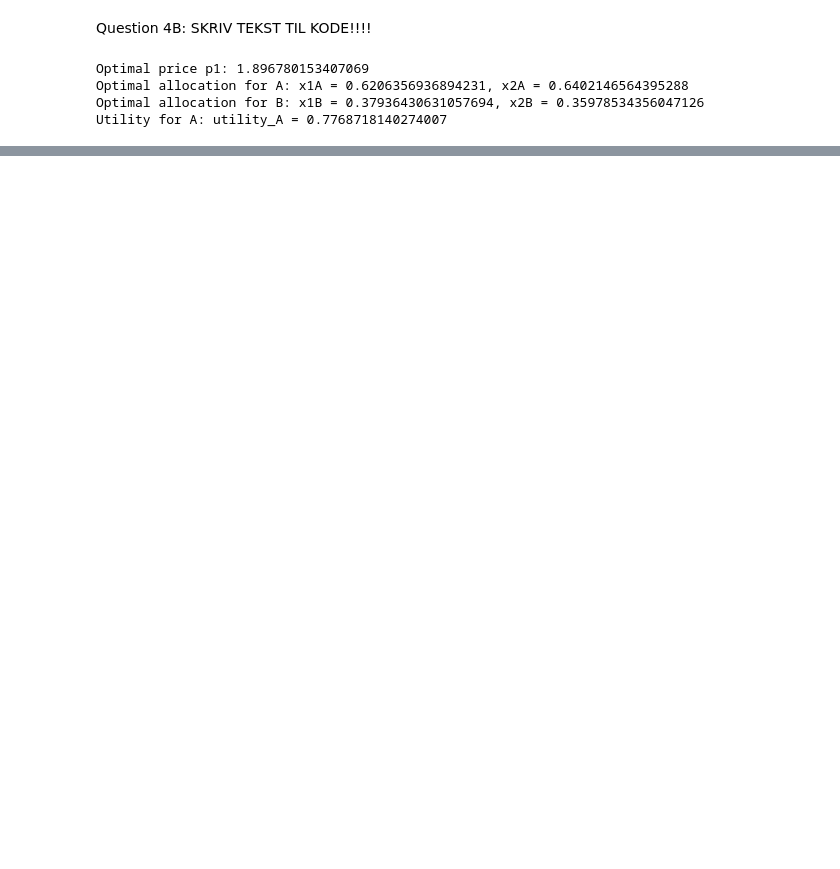
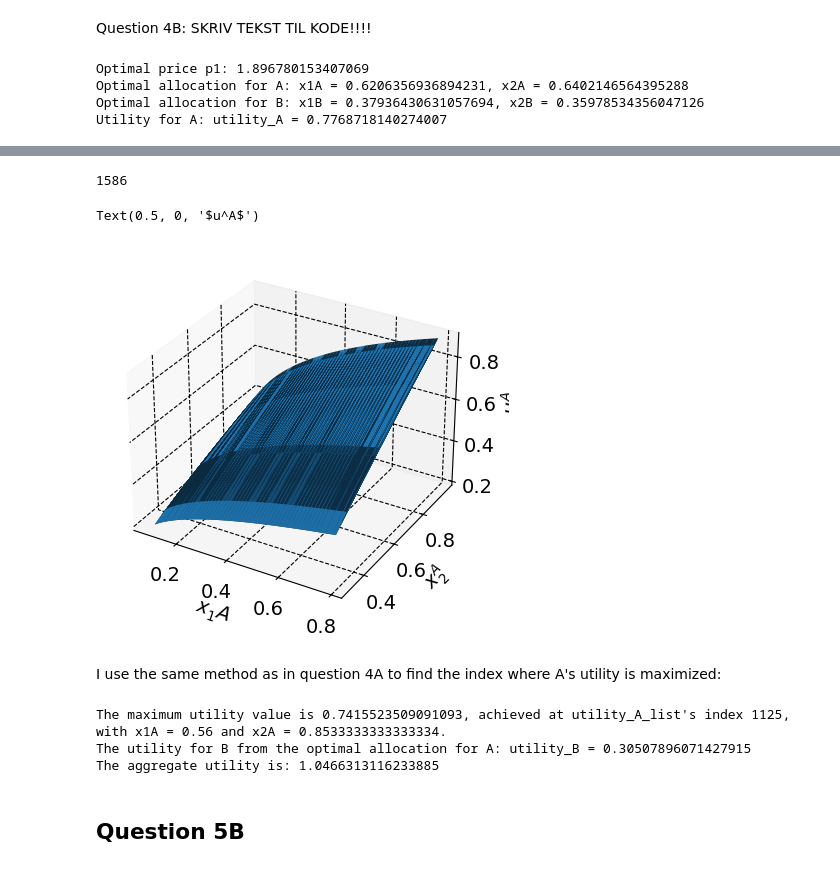
Before and after one commit to NumEconCopenhagen/projects-2024-team-westenholz, a Jupyter notebook: inauguralproject/inauguralproject.ipynb, the cells around one changed output, grey strips where cells are left out. Drawn from its saved outputs; the diff is of its cells as text; code cells hidden in the pictures; blank space fills up the shorter version.

```diff
--- a/inauguralproject/inauguralproject.ipynb
+++ b/inauguralproject/inauguralproject.ipynb
@@ -277,0 +269,52 @@ Utility for A: utility_A = 0.7768718140274007
+# %%
+print(len(list_x1A))
+# %% [output]
+1586
+# %%
+model = ExchangeEconomyClass()
+
+x1A_array = np.array(list_x1A)
+x2A_array = np.array(list_x2A)
+
+X, Y = np.meshgrid(x1A_array, x2A_array)
+
+Z = model.utility_A(X, Y)
+
+%matplotlib inline
+fig = plt.figure()
+ax = fig.add_subplot(1, 1, 1, projection='3d')
+ax.plot_surface(X, Y, Z)
+ax.set_xlabel("$x_1 ^ A$")
+ax.set_ylabel("$x_2 ^A$")
+ax.set_zlabel("$u^A$")
+# %% [output]
+Text(0.5, 0, '$u^A$')
+[figure, added]
+# %% [markdown]
+I use the same method as in question 4A to find the index where A's utility is maximized:
+# %%
+model = ExchangeEconomyClass()
+
+utility_A_list = []
+
+for x1A, x2A in zip(list_x1A, list_x2A):
+    utility_A = model.utility_A(x1A, x2A)
+    utility_A_list.append(utility_A)
+
+#I find the value for which
+max_utility_index = np.argmax(utility_A_list)
+
+max_utility_value = utility_A_list[max_utility_index]
+
+max_x1A = list_x1A[max_utility_index]
+max_x2A = list_x2A[max_utility_index]
+
+print(f"The maximum utility value is {max_utility_value}, achieved at utility_A_list's index {max_utility_index}, with x1A = {max_x1A} and x2A = {max_x2A}.")
+print(f"The utility for B from the optimal allocation for A: utility_B = {model.utility_B(1-max_x1A,1-max_x2A)}")
+print(f"The aggregate utility is: {max_utility_value+ model.utility_B(1-max_x1A,1-max_x2A)}")
+# %% [output]
+The maximum utility value is 0.7415523509091093, achieved at utility_A_list's index 1125, with x1A = 0.56 and x2A = 0.8533333333333334.
+The utility for B from the optimal allocation for A: utility_B = 0.30507896071427915
+The aggregate utility is: 1.0466313116233885
+# %% [markdown]
+## Question 5B
```
Also changed, not shown: parts of 14 cells of this notebook, 1 other file.
